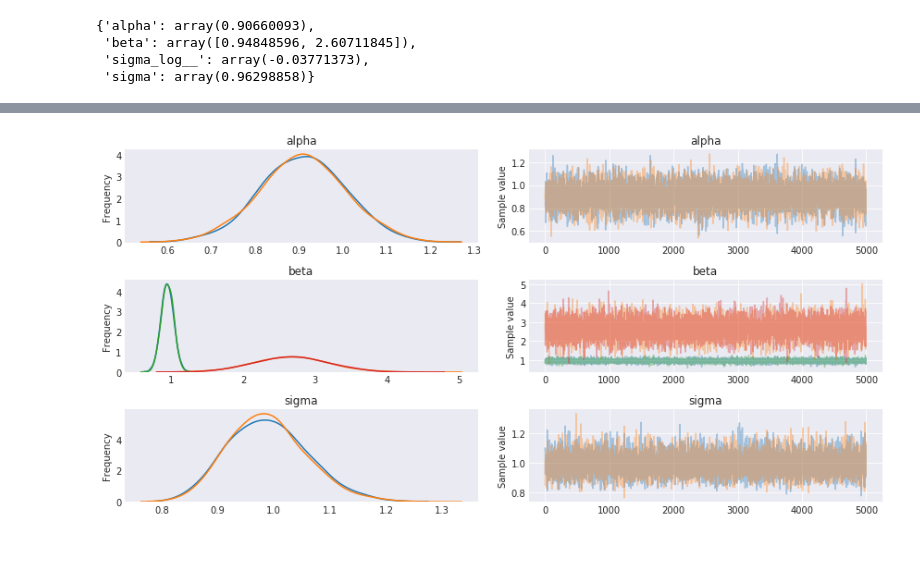
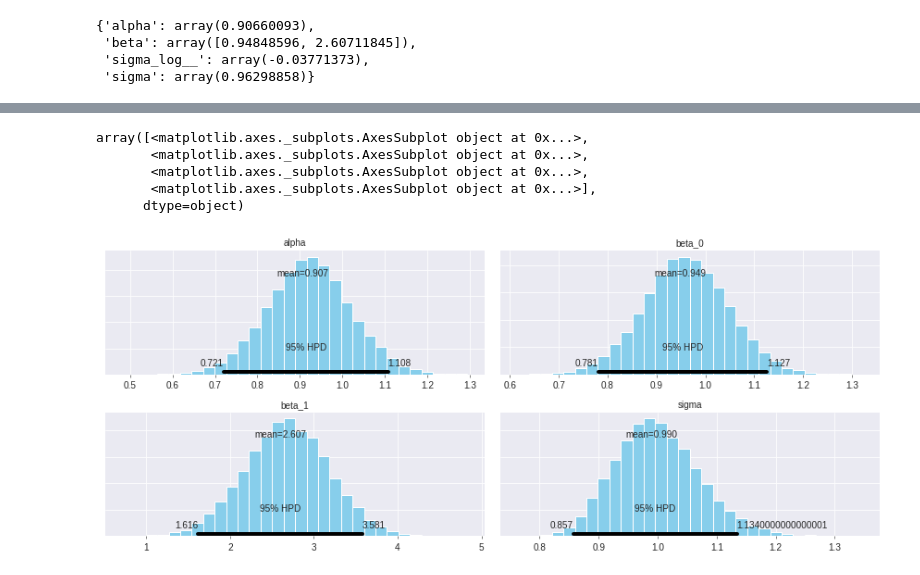
Before and after one commit to Narenman/AnalisisBayesiano, a Jupyter notebook: notebooks/test.ipynb, the cells around one changed output, grey strips where cells are left out. Saved outputs shown, nothing was run; the diff lists cells and outputs as text; code cells hidden in the pictures.

```diff
--- a/notebooks/test.ipynb
+++ b/notebooks/test.ipynb
@@ -72,8 +71,0 @@ pm.traceplot(trace);
-# %%
-with basic_model:
-
-    # instantiate sampler
-    step = pm.Slice()
-
-    # draw 5000 posterior samples
-    trace = pm.sample(5000, step=step)
@@ -86,4 +85,9 @@ CompoundStep
 # %%
-pm.traceplot(trace);
+pm.plot_posterior(trace)
 # %% [output]
+array([<matplotlib.axes._subplots.AxesSubplot object at 0x...>,
+       <matplotlib.axes._subplots.AxesSubplot object at 0x...>,
+       <matplotlib.axes._subplots.AxesSubplot object at 0x...>,
+       <matplotlib.axes._subplots.AxesSubplot object at 0x...>],
+      dtype=object)
-[figure, old version]
+[figure, new version]
```
Also changed, not shown: parts of 7 cells of this notebook, 6 other files.
